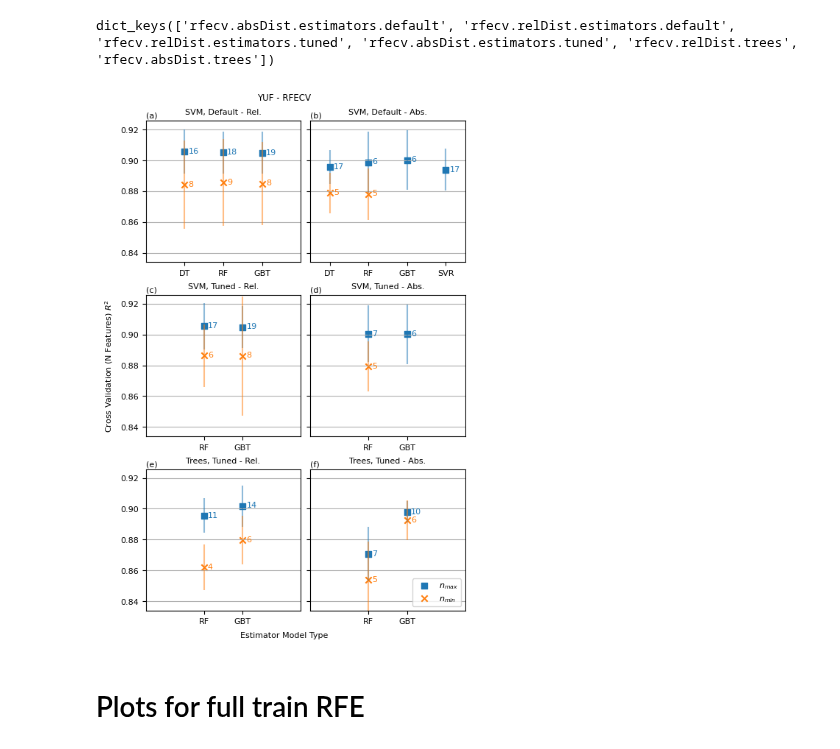
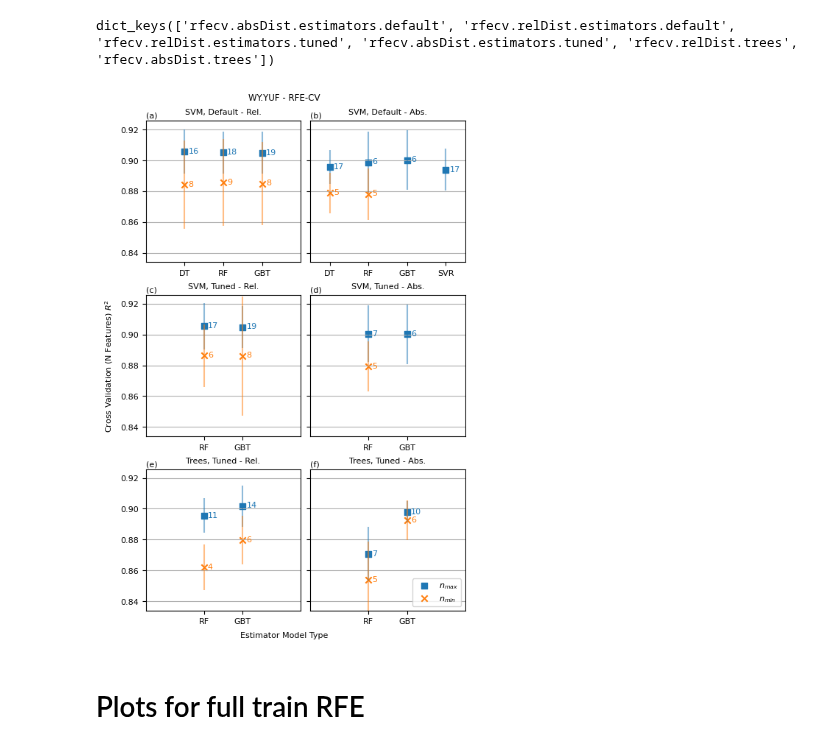
Before and after one commit to armstrong06/featmag, a Jupyter notebook: notebooks_feature_selection/RFE_YUF_results.ipynb, the cells around one changed output. Cells and saved outputs as stored; diff of their text form; code cells hidden in the pictures.

```diff
--- a/notebooks_feature_selection/RFE_YUF_results.ipynb
+++ b/notebooks_feature_selection/RFE_YUF_results.ipynb
@@ -207,35 +207,35 @@ for outer_k_ind, outer_key in enumerate(outer_keys_order):
         ax.text(inner_k_ind+0.1, best_N_mean-0.001, best_N, color=best_color)
         oste_N = results['oste_N']
         if best_N != oste_N:
             oste_N_mean = results['oste_N_score']
             oste_N_std = np.std(np.array(results['N_scores'])[:, oste_N-1])
             ax.scatter(inner_k_ind, oste_N_mean, marker=oste_sym, color=oste_color, label=label_pref+oste_N_label)
             ax.vlines(inner_k_ind, oste_N_mean-oste_N_std, oste_N_mean+oste_N_std, color=oste_color, alpha=0.5)
             ax.text(inner_k_ind+0.1, oste_N_mean-0.001, oste_N, color=oste_color)
 
     ax.set_ylim([min_score-0.02, max_score+0.02])
     if outer_k_ind % n_cols > 0:
          ax.set_yticklabels([])
     ax.set_xticks(np.arange(n_inner_dsets),
             xtick_labels,
             rotation=0)
     offset = (max_n_inner_dset - n_inner_dsets)
     if offset > 0:
          offset /= 2
     ax.set_xlim([-offset-0.5, (n_inner_dsets-1)+offset+0.5])
     ax.set_title(short_titles[outer_key])
     ax.grid(axis='y')
 
 splabels = ['(a)', '(b)', '(c)', '(d)', '(e)', '(f)']
 for i, ax in enumerate(axes):
      ax.text(0, 1.02, splabels[i], transform=ax.transAxes)
 ax.legend(loc='lower right')
 fig.supxlabel("Estimator Model Type")
 fig.supylabel("Cross Validation (N Features) $R^2$")
-fig.suptitle("YUF - RFECV")
+fig.suptitle("WY.YUF - RFE-CV")
 fig.savefig('../figures/rfeSelection_rfecvSummary.png', dpi=300)
 # %% [output]
-[figure, old version]
+[figure, new version]
 # %% [markdown]
 # Plots for full train RFE
 # %%
```
Also changed, not shown: parts of 1 cell of this notebook, 2 other files.
